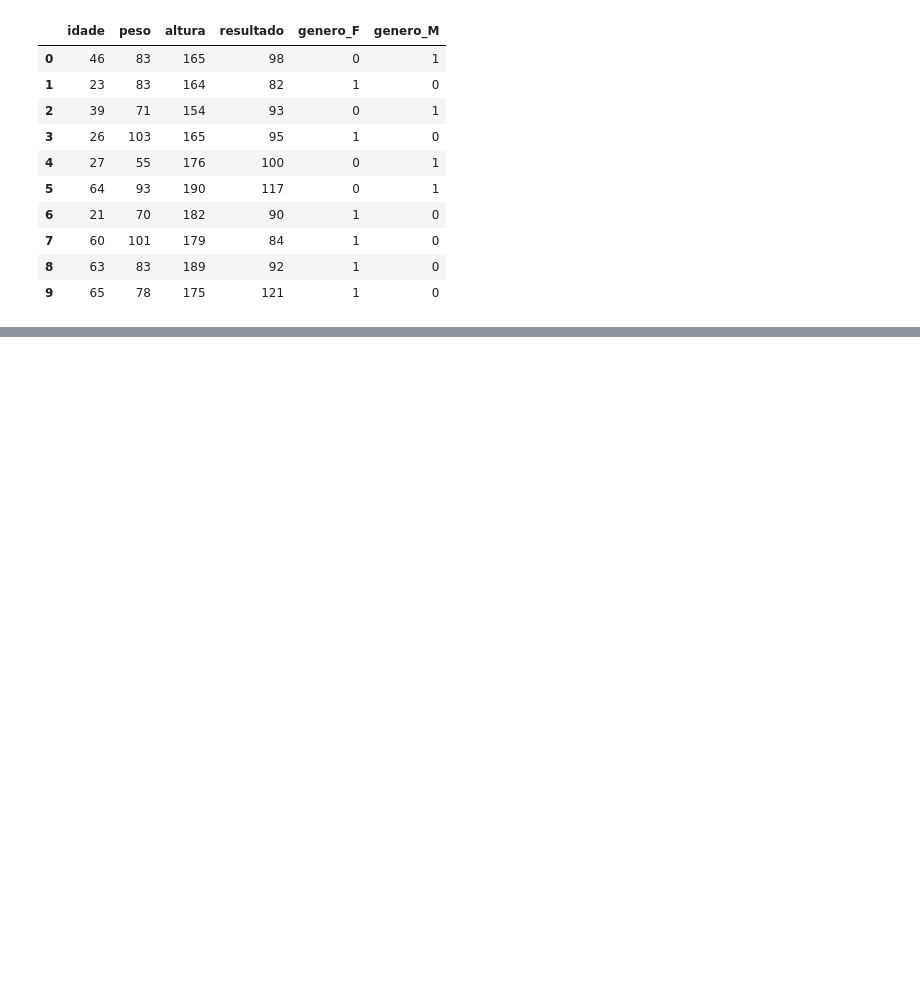
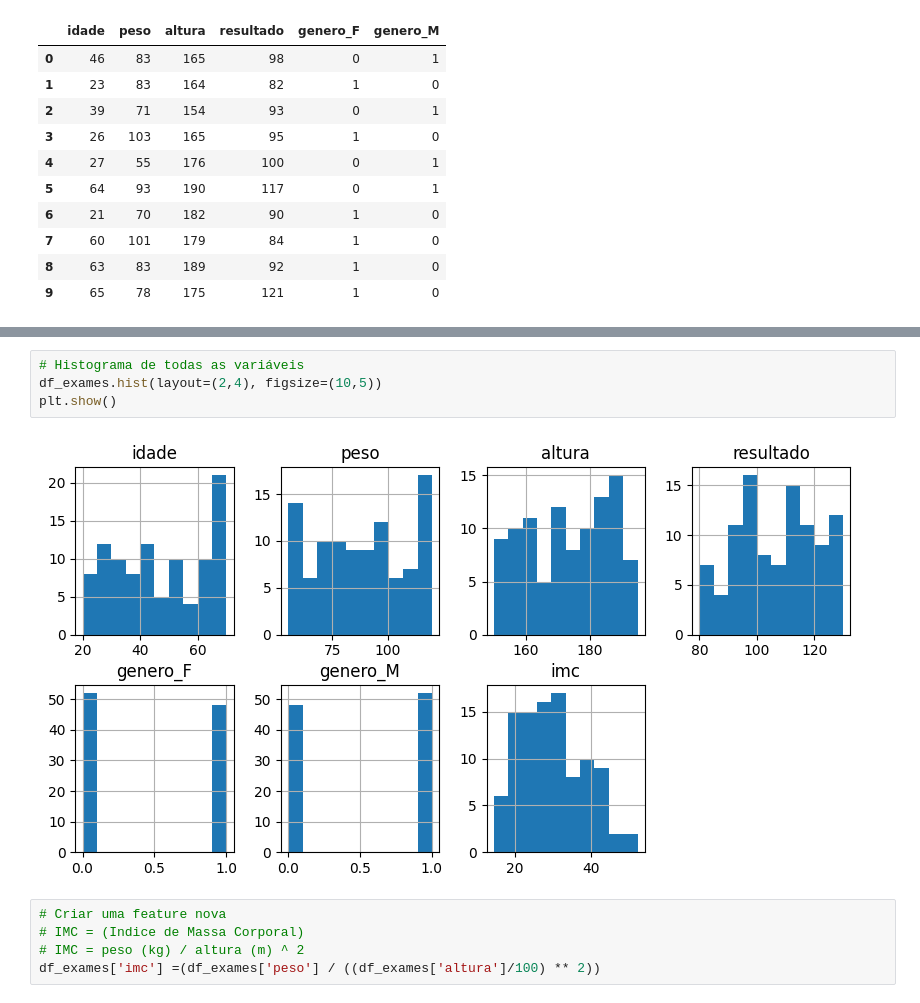
Before and after one commit to mmancilha/Applied-ML, a Jupyter notebook: Aula - Aprendizado de Máquina/modelo_diabetes.ipynb, the cells around one changed output, grey strips where cells are left out. Cells and saved outputs as stored; diff of their text form; blank space fills up the shorter version.

```diff
--- a/Aula - Aprendizado de Máquina/modelo_diabetes.ipynb
+++ b/Aula - Aprendizado de Máquina/modelo_diabetes.ipynb
@@ -71,0 +77,11 @@ sns.heatmap(df_exames.corr()[['resultado']].sort_values(by='resultado', ascendin
+# %%
+# Histograma de todas as variáveis
+df_exames.hist(layout=(2,4), figsize=(10,5))
+plt.show()
+# %% [output]
+[figure, added]
+# %%
+# Criar uma feature nova
+# IMC = (Indice de Massa Corporal)
+# IMC = peso (kg) / altura (m) ^ 2
+df_exames['imc'] =(df_exames['peso'] / ((df_exames['altura']/100) ** 2))
```
Also changed, not shown: parts of 5 cells of this notebook.
